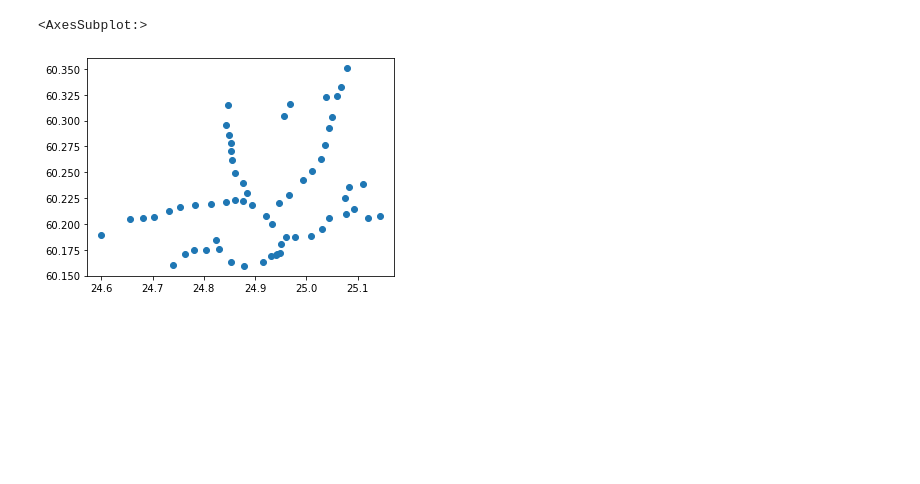
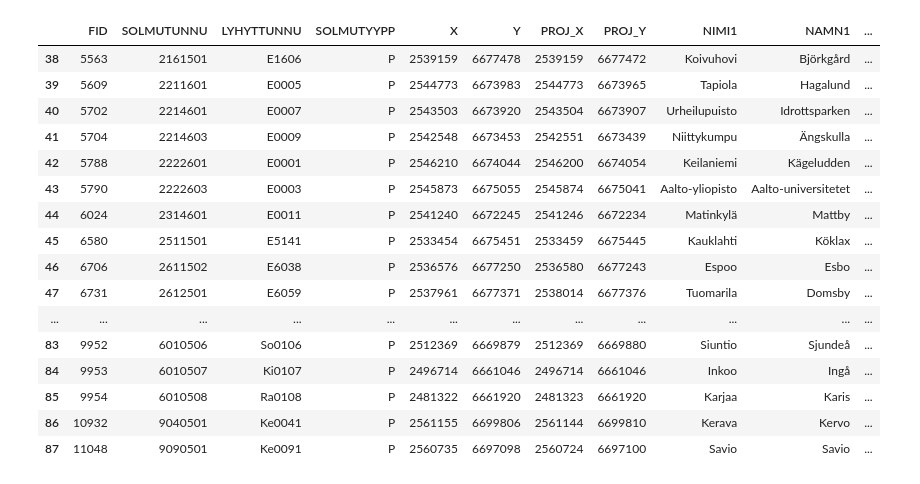
Before and after one commit to AutoGIS-2020/exercise-5-ttienhaa, a Jupyter notebook: Exercise-5-problem-2.ipynb, the cells around one changed output. Cells and saved outputs as stored; diff of their text form; code cells hidden in the pictures; blank space fills up the shorter version.

```diff
--- a/Exercise-5-problem-2.ipynb
+++ b/Exercise-5-problem-2.ipynb
@@ -12,6 +19,8 @@ fp_HSL = r"data/xn--HSL_n_pyskit-ocb.shp"
 stops = gpd.read_file(fp_HSL)
 # %%
+# Select only train and metro stations
 stops = stops.loc[stops['VERKKO'].isin([2, 4])]
+
+# Select only stations in active use
 stops = stops.loc[stops['REI_VOIM'] == 1]
-stops = stops.loc[stops['REI_VOIM'] == 1]
 # %%
@@ -42,5 +49,21 @@ stops = stops[0:63]
-# %%
-stops.plot()
-# %% [output]
-<AxesSubplot:>
-[figure, removed]
+# %%
+# Check datq
+stops.tail(50)
+# %% [output]
+|  | FID | SOLMUTUNNU | LYHYTTUNNU | SOLMUTYYPP | X | Y | PROJ_X | PROJ_Y | NIMI1 | NAMN1 | ... |
+| 38 | 5563 | 2161501 | E1606 | P | 2539159 | 6677478 | 2539159 | 6677472 | Koivuhovi | Björkgård | ... |
+| 39 | 5609 | 2211601 | E0005 | P | 2544773 | 6673983 | 2544773 | 6673965 | Tapiola | Hagalund | ... |
+| 40 | 5702 | 2214601 | E0007 | P | 2543503 | 6673920 | 2543504 | 6673907 | Urheilupuisto | Idrottsparken | ... |
+| 41 | 5704 | 2214603 | E0009 | P | 2542548 | 6673453 | 2542551 | 6673439 | Niittykumpu | Ängskulla | ... |
+| 42 | 5788 | 2222601 | E0001 | P | 2546210 | 6674044 | 2546200 | 6674054 | Keilaniemi | Kägeludden | ... |
+| 43 | 5790 | 2222603 | E0003 | P | 2545873 | 6675055 | 2545874 | 6675041 | Aalto-yliopisto | Aalto-universitetet | ... |
+| 44 | 6024 | 2314601 | E0011 | P | 2541240 | 6672245 | 2541246 | 6672234 | Matinkylä | Mattby | ... |
+| 45 | 6580 | 2511501 | E5141 | P | 2533454 | 6675451 | 2533459 | 6675445 | Kauklahti | Köklax | ... |
+| 46 | 6706 | 2611502 | E6038 | P | 2536576 | 6677250 | 2536580 | 6677243 | Espoo | Esbo | ... |
+| 47 | 6731 | 2612501 | E6059 | P | 2537961 | 6677371 | 2538014 | 6677376 | Tuomarila | Domsby | ... |
+| ... | ... | ... | ... | ... | ... | ... | ... | ... | ... | ... | ... |
+| 83 | 9952 | 6010506 | So0106 | P | 2512369 | 6669879 | 2512369 | 6669880 | Siuntio | Sjundeå | ... |
+| 84 | 9953 | 6010507 | Ki0107 | P | 2496714 | 6661046 | 2496714 | 6661046 | Inkoo | Ingå | ... |
+| 85 | 9954 | 6010508 | Ra0108 | P | 2481322 | 6661920 | 2481323 | 6661920 | Karjaa | Karis | ... |
+| 86 | 10932 | 9040501 | Ke0041 | P | 2561155 | 6699806 | 2561144 | 6699810 | Kerava | Kervo | ... |
+| 87 | 11048 | 9090501 | Ke0091 | P | 2560735 | 6697098 | 2560724 | 6697100 | Savio | Savio | ... |
```
Also changed, not shown: parts of 31 cells of this notebook, 2 other files.
